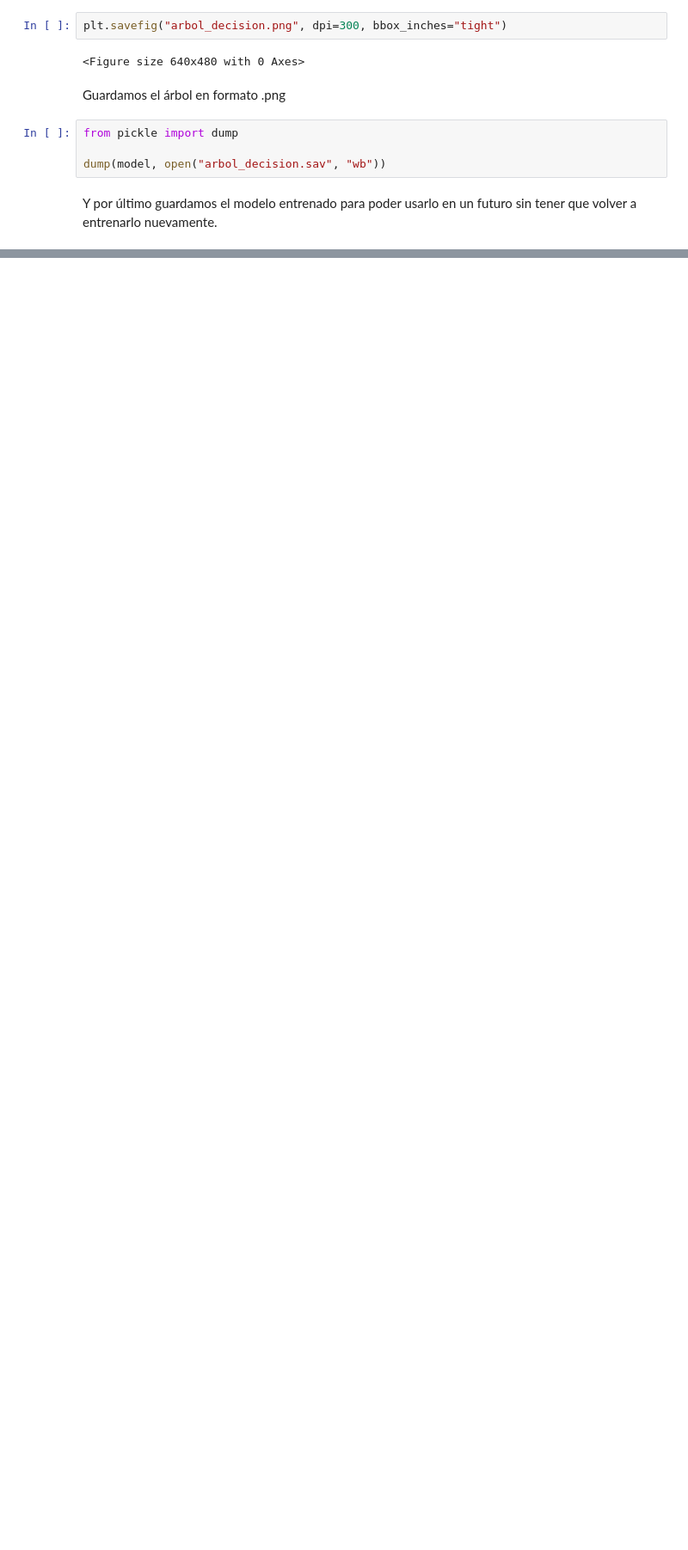
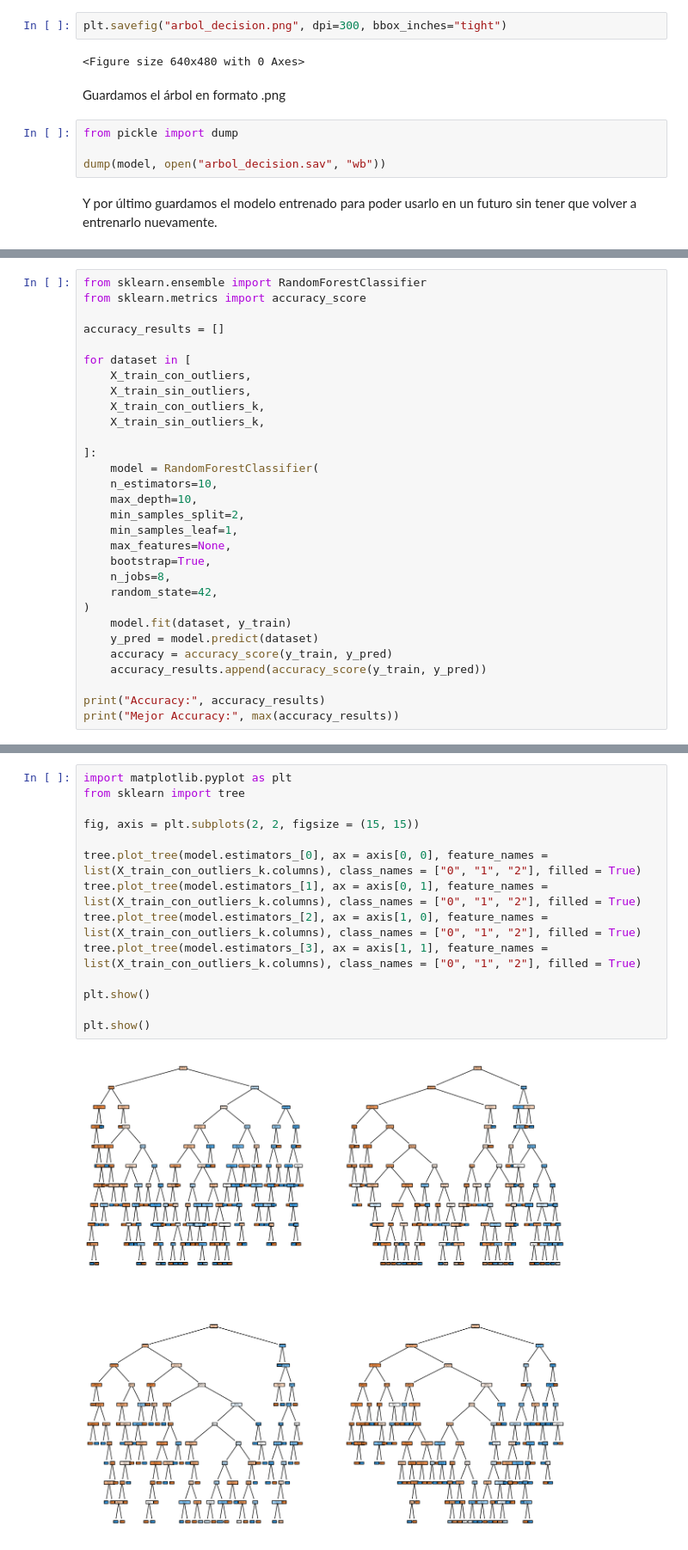
Before and after one commit to 4GeeksAcademy/ivandla96-Proyecto-Arboles-de-decision, a Jupyter notebook: src/explore.ipynb, the cells around one changed output, grey strips where cells are left out. Shown at 86% size. Cells and saved outputs as stored; diff of their text form; blank space fills up the shorter version.

```diff
--- a/src/explore.ipynb
+++ b/src/explore.ipynb
@@ -719,0 +722,30 @@ Y por último guardamos el modelo entrenado para poder usarlo en un futuro sin t
+# %%
+from sklearn.ensemble import RandomForestClassifier
+from sklearn.metrics import accuracy_score
+
+accuracy_results = []
+
+for dataset in [
+    X_train_con_outliers,
+    X_train_sin_outliers,
+    X_train_con_outliers_k,
+    X_train_sin_outliers_k,
+
+]:
+    model = RandomForestClassifier(
+    n_estimators=10,
+    max_depth=10,
+    min_samples_split=2,
+    min_samples_leaf=1,
+    max_features=None,
+    bootstrap=True,
+    n_jobs=8,
+    random_state=42,
+)
+    model.fit(dataset, y_train)
+    y_pred = model.predict(dataset)
+    accuracy = accuracy_score(y_train, y_pred)
+    accuracy_results.append(accuracy_score(y_train, y_pred))
+
+print("Accuracy:", accuracy_results)
+print("Mejor Accuracy:", max(accuracy_results))
@@ -719,0 +757,16 @@ Y por último guardamos el modelo entrenado para poder usarlo en un futuro sin t
+# %%
+import matplotlib.pyplot as plt
+from sklearn import tree
+
+fig, axis = plt.subplots(2, 2, figsize = (15, 15))
+
+tree.plot_tree(model.estimators_[0], ax = axis[0, 0], feature_names = list(X_train_con_outliers_k.columns), class_names = ["0", "1", "2"], filled = True)
+tree.plot_tree(model.estimators_[1], ax = axis[0, 1], feature_names = list(X_train_con_outliers_k.columns), class_names = ["0", "1", "2"], filled = True)
+tree.plot_tree(model.estimators_[2], ax = axis[1, 0], feature_names = list(X_train_con_outliers_k.columns), class_names = ["0", "1", "2"], filled = True)
+tree.plot_tree(model.estimators_[3], ax = axis[1, 1], feature_names = list(X_train_con_outliers_k.columns), class_names = ["0", "1", "2"], filled = True)
+
+plt.show()
+
+plt.show()
+# %% [output]
+[figure, added]
```
Also changed, not shown: parts of 7 cells of this notebook, 20 other files.
